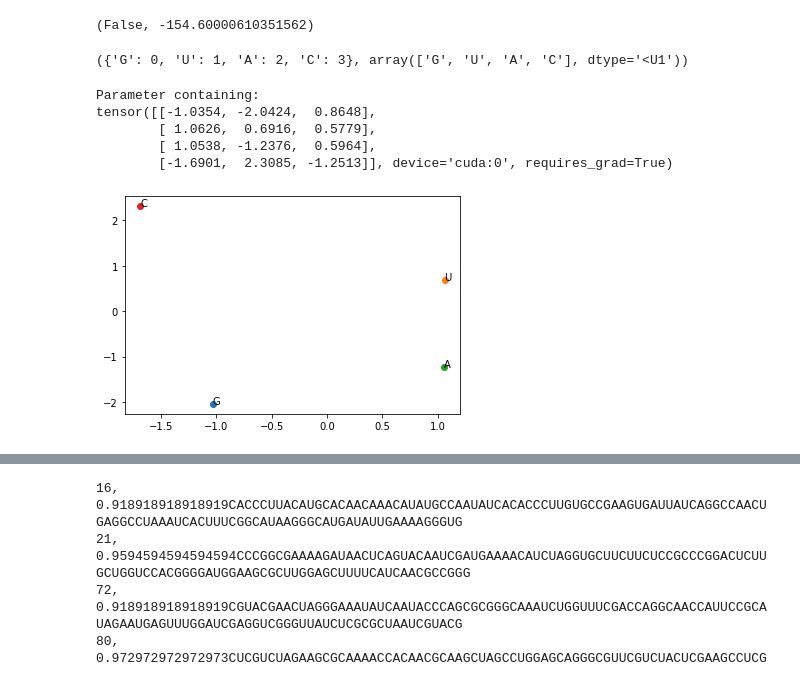
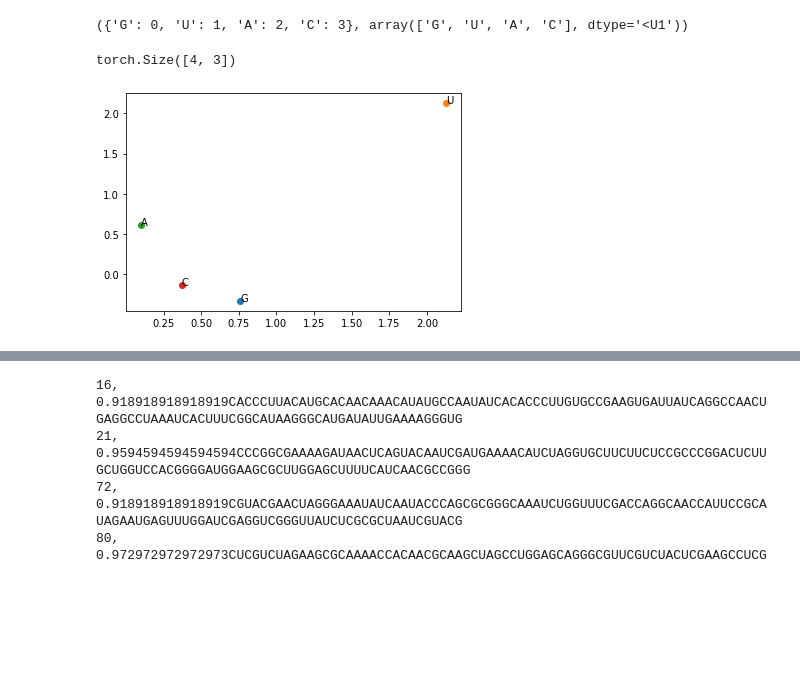
Before and after one commit to jganzabal/rna_inv_folding, a Jupyter notebook: 010_analysys.ipynb, the cells around one changed output, grey strips where cells are left out. Saved outputs shown, nothing was run; the diff lists cells and outputs as text; code cells hidden in the pictures; blank space fills up the shorter version.

```diff
--- a/010_analysys.ipynb
+++ b/010_analysys.ipynb
@@ -24,0 +16,4 @@ len(objective_structure)
+# %%
+puzzle_idx = 84
+objective_structure, sequence, puzzle_name = get_puzzle(idx=puzzle_idx, return_name=True, verbose=False)
+len(objective_structure)
@@ -24,0 +22,19 @@ len(objective_structure)
+# %%
+def get_model_name(puzzle_name, metric, features_dim = 512, EMBEDDING_DIM = 3):
+    model_name = puzzle_name.lower().replace(' ', '_') + f'_{features_dim}_{EMBEDDING_DIM}'
+    if metric:
+        model_name = model_name + f'_{metric}'
+    monitor_file=f'logs/{model_name}/0.monitor.csv'
+    solutions_filename = f'solved_puzzles/{model_name}.txt'
+    model_filename = f'models/{model_name}/best_model.zip'
+    df = pd.read_csv(monitor_file, header=1)
+    df['delta_free_obj_sqr'] = -(df['energy_to_objective'] - df['free_energy'])**2
+    df['delta_free_obj'] = df['energy_to_objective'] - df['free_energy']
+    print(len(df))
+    return df, monitor_file, solutions_filename, model_filename
+# %%
+df, monitor_file, solutions_filename, model_filename = get_model_name(
+    puzzle_name,
+    'energies_mse',
+    EMBEDDING_DIM=3
+)
@@ -27,7 +49,7 @@ env = RNAInvEnvironment(objective_structure=objective_structure, max_steps=1, tu
 # env = RNAInvEnvironment(objective_structure=objective_structure, max_steps=1, tuple_obs_space=True, metric_type='energy')
 # %%
 # model = PPO.load('models/embiddings_complex_bandit_distance/best_model.zip')
-model = PPO.load('models/easy_test/best_model.zip')
+model = PPO.load(model_filename)
 
 # model = PPO.load('models/embiddings_diff/best_model.zip')
 embedding_layer = model.policy.features_extractor.base_embeding
@@ -38,21 +58,15 @@ RNA.eval_structure_simple(solution, objective_structure)
 # %%
-s, e = RNA.fold(solution)
-s == objective_structure, e
+# s, e = RNA.fold(solution)
+# s == objective_structure, e
-# %% [output]
-(False, -154.60000610351562)
 # %%
 env.inv_bases_dict, env.bases_list
 # %% [output]
 ({'G': 0, 'U': 1, 'A': 2, 'C': 3}, array(['G', 'U', 'A', 'C'], dtype='<U1'))
 # %%
 for p in embedding_layer.parameters():
-    print(p)
+    print(p.shape)
 # %% [output]
-Parameter containing:
-tensor([[-1.0354, -2.0424,  0.8648],
-        [ 1.0626,  0.6916,  0.5779],
-        [ 1.0538, -1.2376,  0.5964],
-        [-1.6901,  2.3085, -1.2513]], device='cuda:0', requires_grad=True)
+torch.Size([4, 3])
 # %%
 # Parameter containing:
 # tensor([[-1.5807,  1.8137],
@@ -62,8 +76,10 @@ tensor([[-1.0354, -2.0424,  0.8648],
 # %%
 vectors = p.detach().cpu().numpy()
 # %%
+k=1
+j=2
 for i in range(len(vectors)):
-    plt.scatter(vectors[i,0], vectors[i,1])
-    plt.text(vectors[i,0], vectors[i,1], env.bases_list[i])
+    plt.scatter(vectors[i,k], vectors[i,j])
+    plt.text(vectors[i,k], vectors[i,j], env.bases_list[i])
 # %% [output]
-[figure, old version]
+[figure, new version]
```
Also changed, not shown: parts of 10 cells of this notebook, 7 other files.
